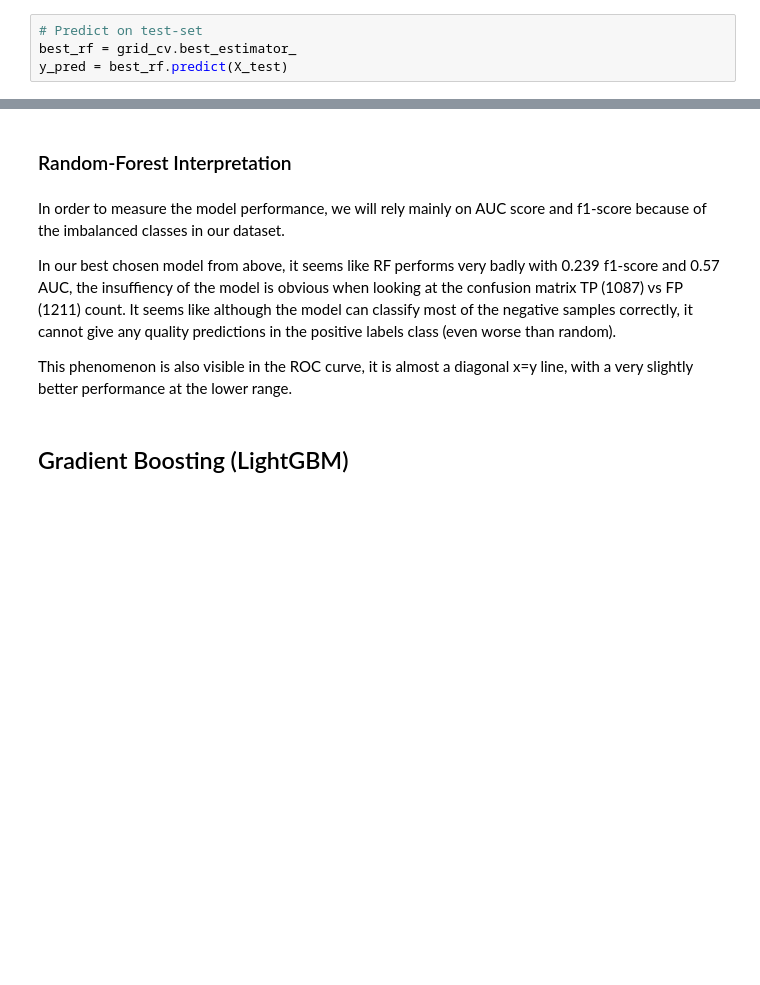
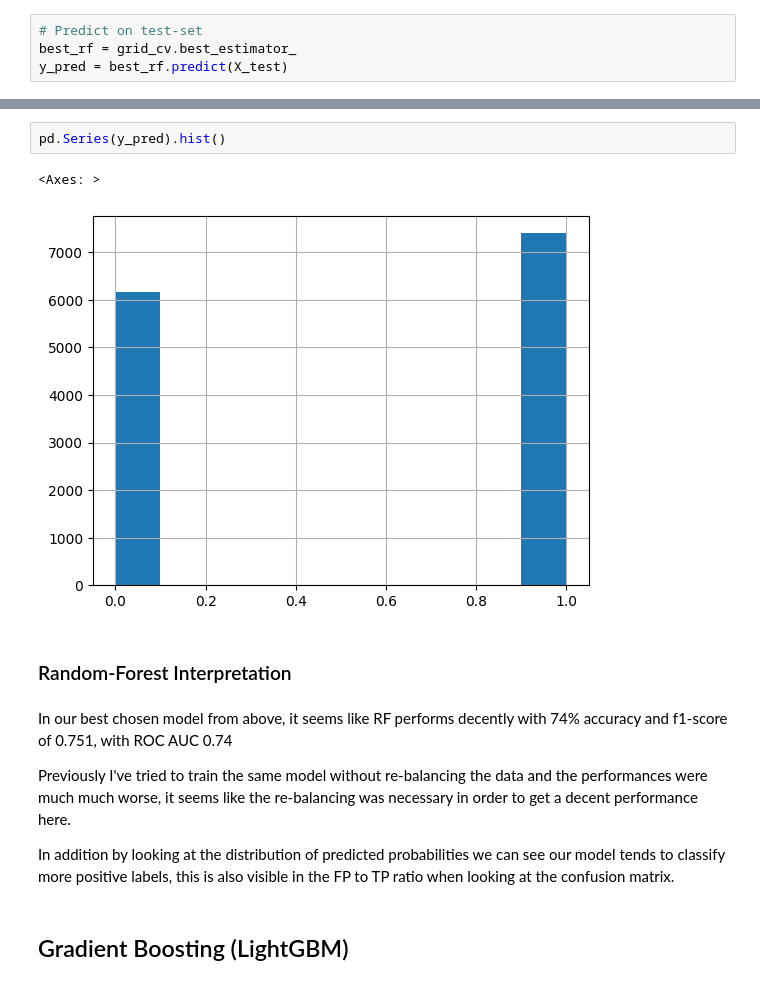
Before and after one commit to Osherz5/cdc_diabetes, a Jupyter notebook: Analysis.ipynb, the cells around one changed output, grey strips where cells are left out. Saved outputs shown, nothing was run; the diff lists cells and outputs as text; blank space fills up the shorter version.

Commit message:
updated code with re-balancing and conclusions

```diff
--- a/Analysis.ipynb
+++ b/Analysis.ipynb
@@ -617,11 +625,16 @@ Best random-forest accuracy: 0.861, f1-score: 0.239, AUC: 0.57, with 150 estimat
+# %%
+pd.Series(y_pred).hist()
+# %% [output]
+<Axes: >
+[figure, added]
 # %% [markdown]
 ### Random-Forest Interpretation
 # %% [markdown]
-In order to measure the model performance, we will rely mainly on AUC score and f1-score because of the imbalanced classes in our dataset.
+In our best chosen model from above, it seems like RF performs decently with 74% accuracy and f1-score of 0.751, with ROC AUC 0.74
 
-In our best chosen model from above, it seems like RF performs very badly with 0.239 f1-score and 0.57 AUC, the insuffiency of the model is obvious when looking at the confusion matrix TP (1087) vs FP (1211) count. It seems like although the model can classify most of the negative samples correctly, it cannot give any quality predictions in the positive labels class (even worse than random).
+Previously I've tried to train the same model without re-balancing the data and the performances were much much worse, it seems like the re-balancing was necessary in order to get a decent performance here.
 
-This phenomenon is also visible in the ROC curve, it is almost a diagonal x=y line, with a very slightly better performance at the lower range.
+In addition by looking at the distribution of predicted probabilities we can see our model tends to classify more positive labels, this is also visible in the FP to TP ratio when looking at the confusion matrix.
 # %% [markdown]
 ## Gradient Boosting (LightGBM)
 # %%
```
Also changed, not shown: parts of 16 cells of this notebook.
